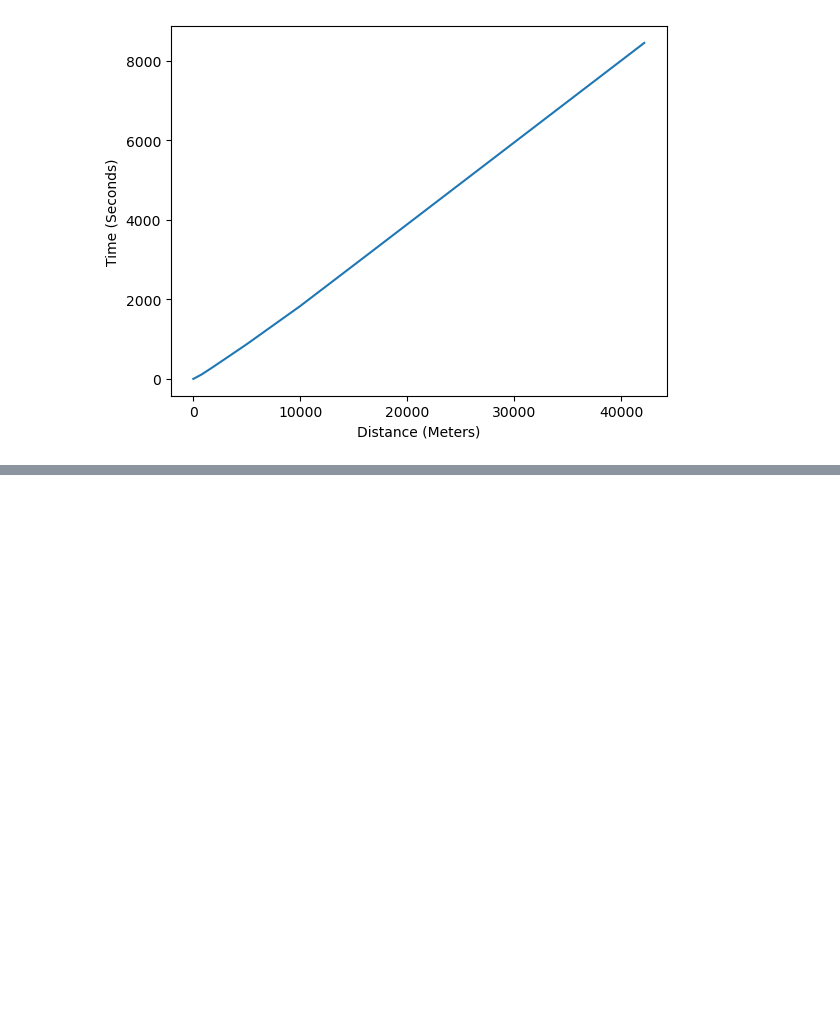
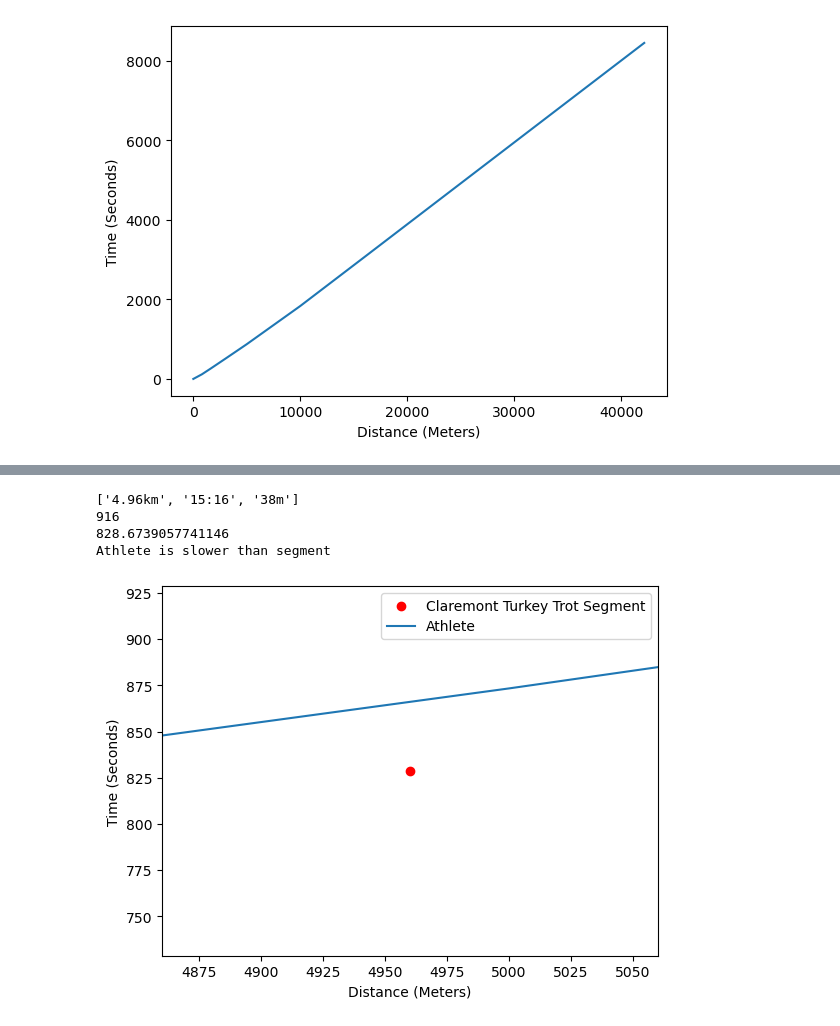
Before and after one commit to jwzj720/Strava_segment_leader_predictor, a Jupyter notebook: athlete_v_segment.ipynb, the cells around one changed output, grey strips where cells are left out. Cells and saved outputs as stored; diff of their text form; code cells hidden in the pictures; blank space fills up the shorter version.

```diff
--- a/athlete_v_segment.ipynb
+++ b/athlete_v_segment.ipynb
@@ -113,0 +157,27 @@ Athlete is faster than segment
+# %%
+# pr given as timedelta object
+def get_athlete_vs_segment(athlete_5k_pr,segment_id,segment_name):
+    #pr = datetime.timedelta(minutes=14,seconds=46)
+    percentage = pr_to_wr_percentage(pr)
+    equivalent_times = get_equivalent_time_all_records(percentage)
+    plot_distances = [0,800,1609,2000,3000,5000,10000,16093.4,42164.81]
+    segment_data = get_segment_data_from_file("data/scraped_segment_data.json",segment_id)
+    print(segment_data)
+    distance,time,gain = convert_segment_data_to_floats(segment_data)
+    grade_adjusted_time = calc_GAP(distance,time,gain) * distance
+    print(time)
+    print(grade_adjusted_time)
+    segment_data = (distance,grade_adjusted_time) # distance,time
+    calc_above_or_below_plt_line((distances,equivalent_times),segment_data)
+    graph_segment_on_athlete_curve((distances,equivalent_times),segment_data,segment_name)
+# %%
+pr = datetime.timedelta(minutes=14,seconds=46)
+segment_id = "6105319"
+segment_name = "Claremont Turkey Trot"
+get_athlete_vs_segment(pr,segment_id,segment_name)
+# %% [output]
+['4.96km', '15:16', '38m']
+916
+828.6739057741146
+Athlete is slower than segment
+[figure, added]
```
Also changed, not shown: parts of 7 cells of this notebook.
